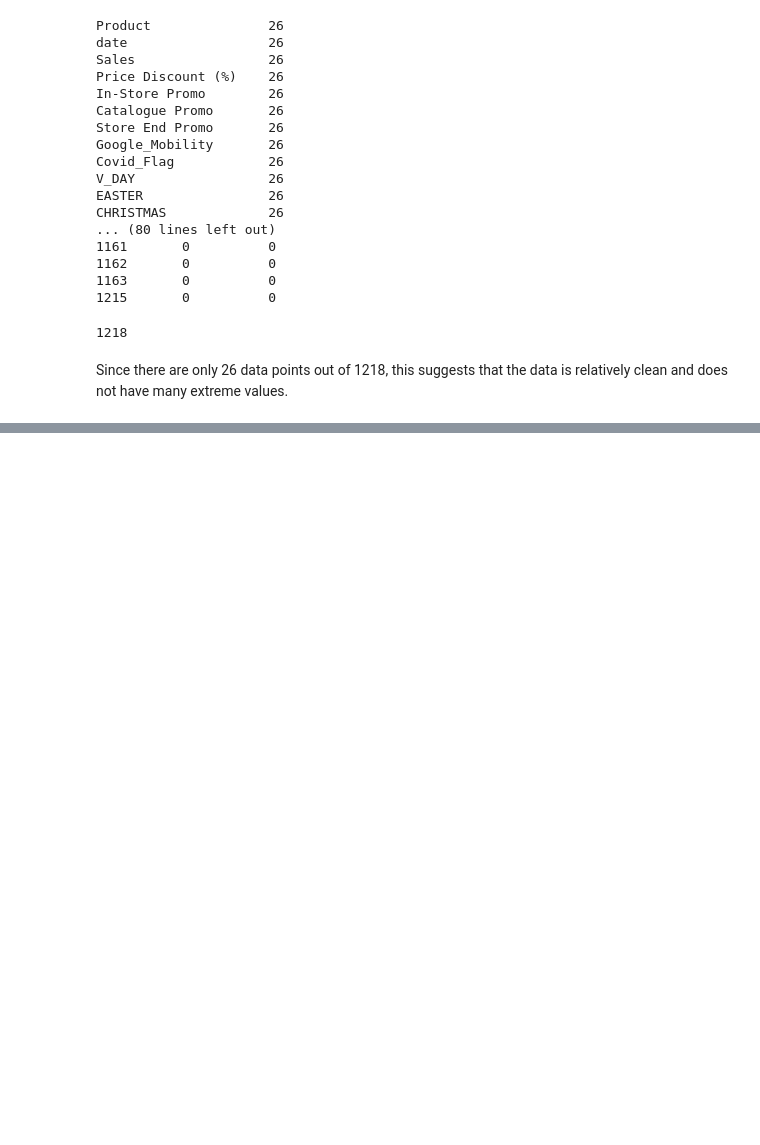
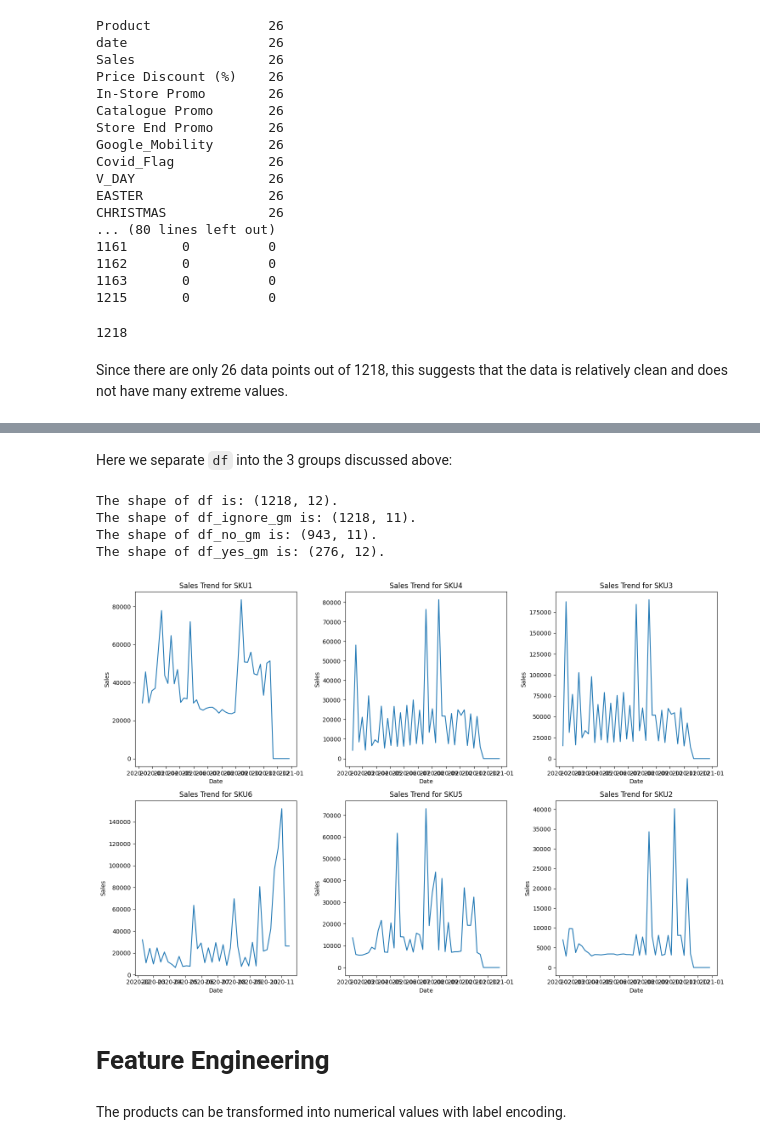
Before and after one commit to asherchok/retail-forecasting, a Jupyter notebook: project.ipynb, the cells around one changed output, grey strips where cells are left out. Cells and saved outputs as stored; diff of their text form; code cells hidden in the pictures; blank space fills up the shorter version.

```diff
--- a/project.ipynb
+++ b/project.ipynb
@@ -142,0 +165,6 @@ Since there are only 26 data points out of 1218, this suggests that the data is
+# %%
+first_non_zero_idx = (df['Google_Mobility'] != 0).idxmax()
+print('Index of first non-zero value:', first_non_zero_idx)
+first_nonzero_index = df[df['Google_Mobility'] != 0].index[0]
+first_nonzero_date = df.loc[first_nonzero_index, 'date']
+print('Date of first non-zero value:', first_nonzero_date)
@@ -142,0 +174,36 @@ Since there are only 26 data points out of 1218, this suggests that the data is
+# %% [markdown]
+Here we separate `df` into the 3 groups discussed above:
+# %%
+df_ignore_gm = df.drop('Google_Mobility', axis=1)
+df_no_gm = df.loc[:first_nonzero_index].drop(columns=['Google_Mobility'])
+df_yes_gm = df.loc[first_nonzero_index:].copy()
+# %%
+dfs = {'df': df, 'df_ignore_gm': df_ignore_gm, 'df_no_gm': df_no_gm, 'df_yes_gm': df_yes_gm}
+for name, df in dfs.items():
+    print(f"The shape of {name} is: {df.shape}.")
+# %% [output]
+The shape of df is: (1218, 12).
+The shape of df_ignore_gm is: (1218, 11).
+The shape of df_no_gm is: (943, 11).
+The shape of df_yes_gm is: (276, 12).
+# %%
+SKUs = df_ignore_gm['Product'].unique()  # get unique SKUs in the data
+fig, axes = plt.subplots(nrows=2, ncols=3, figsize=(15, 10))
+
+for i, SKU in enumerate(SKUs):
+    row = i // 3
+    col = i % 3
+    subset = df[df['Product'] == SKU]
+    axes[row, col].plot(subset['date'], subset['Sales'])
+    axes[row, col].set_title(f'Sales Trend for {SKU}')
+    axes[row, col].set_xlabel('Date')
+    axes[row, col].set_ylabel('Sales')
+    #axes[row, col].xaxis.set_major_formatter(mdates.DateFormatter('%Y'))
+plt.tight_layout()
+plt.show()
+# %% [output]
+[figure, added]
+# %% [markdown]
+# Feature Engineering
+# %% [markdown]
+The products can be transformed into numerical values with label encoding.
```
Also changed, not shown: parts of 20 cells of this notebook, 1 other file.
